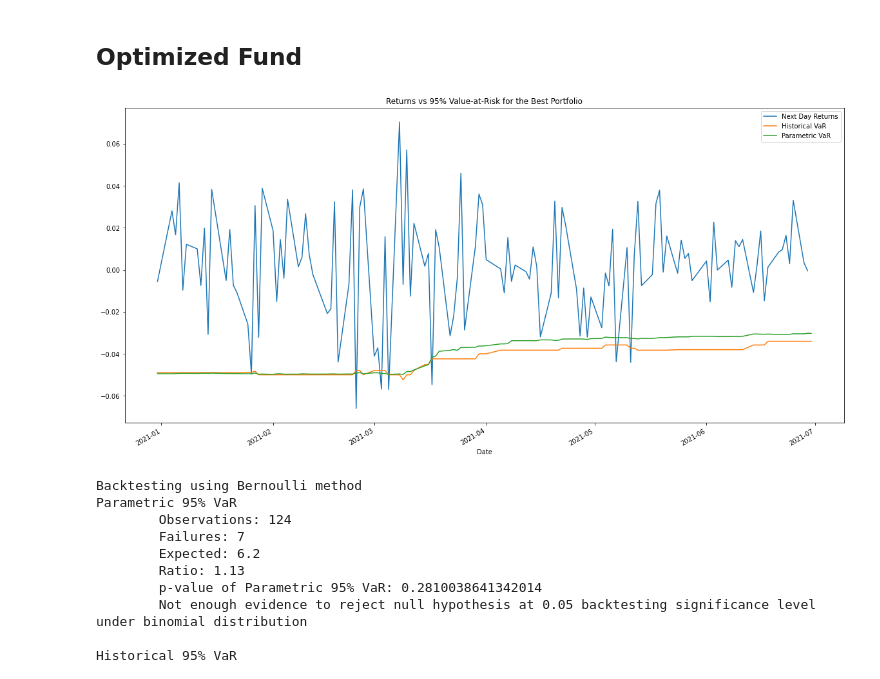
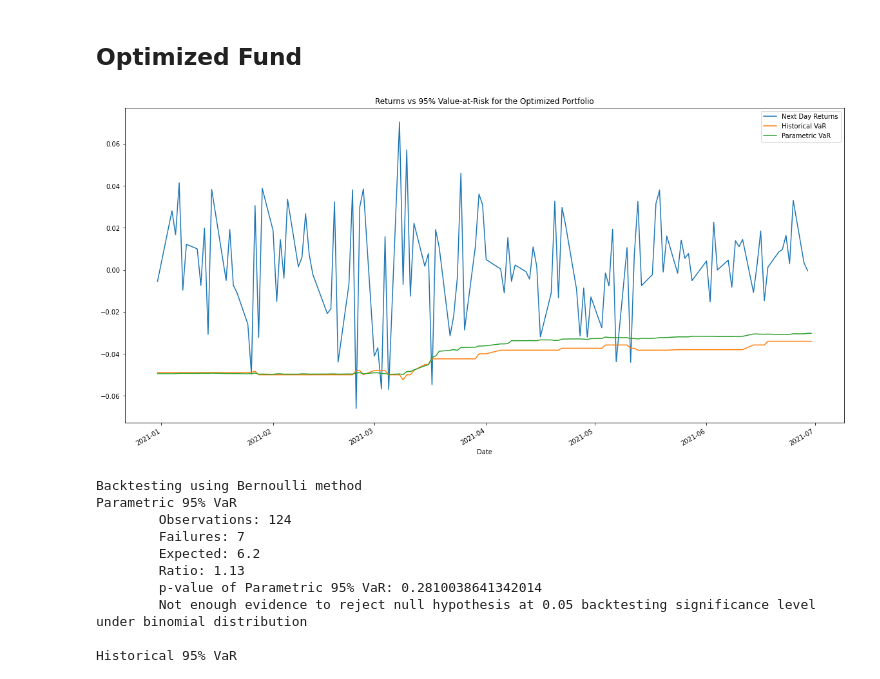
Before and after one commit to coldsonata/bt4016-project, a Jupyter notebook: midterm_code.ipynb, the cells around one changed output. Drawn from its saved outputs; the diff is of its cells as text; code cells hidden in the pictures.

```diff
--- a/midterm_code.ipynb
+++ b/midterm_code.ipynb
@@ -1304,11 +1304,11 @@ Historical 95% VaR
 # %%
 # Plot the returns vs 95% VaR
 new_table.copy().drop(['returns', 'Historical ES', 'Parametric ES'], axis=1).plot(figsize=(20,10))
 plt.legend()
-plt.title("Returns vs 95% Value-at-Risk for the Best Portfolio")
+plt.title("Returns vs 95% Value-at-Risk for the Optimized Portfolio")
 plt.show()
 # %% [output]
-[figure, old version]
+[figure, new version]
 # %%
 opt_funds_weights = comparison_table['actual weights']
 
```
Also changed, not shown: parts of 1 cell of this notebook.
